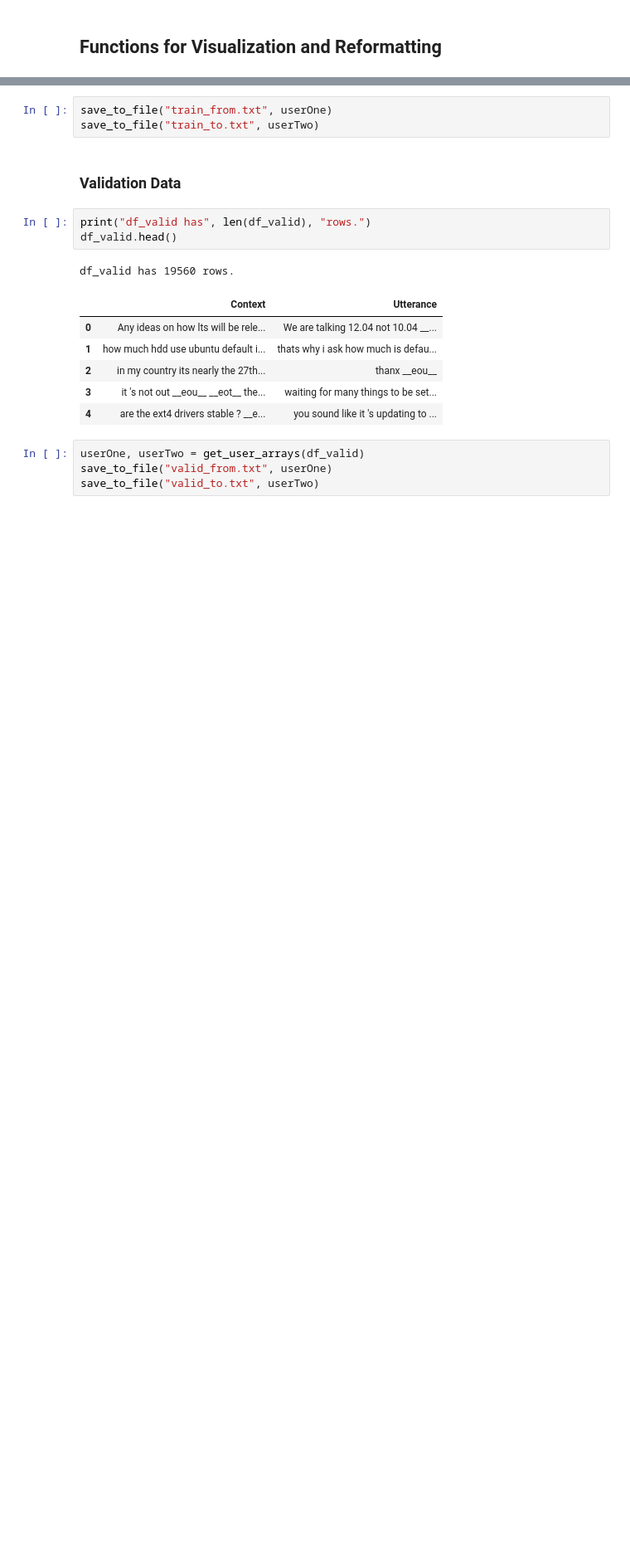
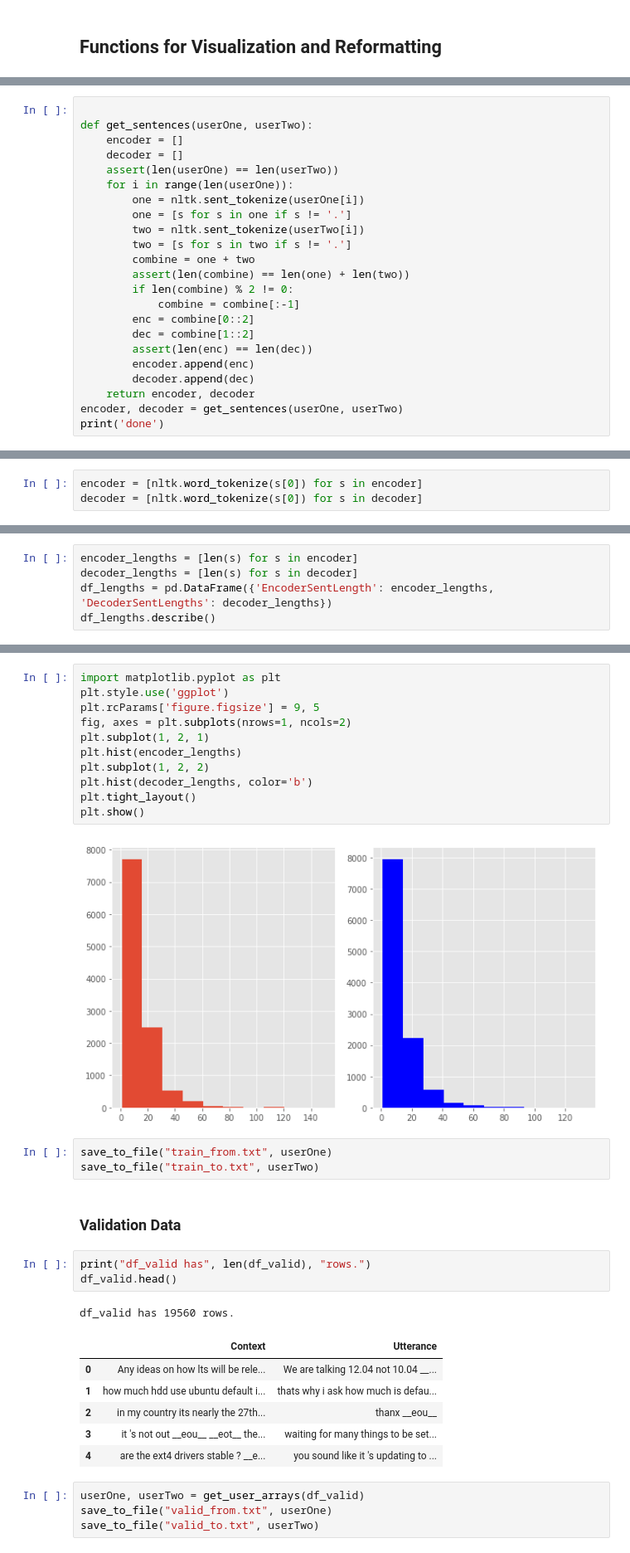
Before and after one commit to mckinziebrandon/DeepChatModels, a Jupyter notebook: notebooks/ubuntu_reformat.ipynb, the cells around one changed output, grey strips where cells are left out. Shown at 83% size. Cells and saved outputs as stored; diff of their text form; blank space fills up the shorter version.

```diff
--- a/notebooks/ubuntu_reformat.ipynb
+++ b/notebooks/ubuntu_reformat.ipynb
@@ -181,0 +194,23 @@ done
+# %%
+
+def get_sentences(userOne, userTwo):
+    encoder = []
+    decoder = []
+    assert(len(userOne) == len(userTwo))
+    for i in range(len(userOne)):
+        one = nltk.sent_tokenize(userOne[i])
+        one = [s for s in one if s != '.']
+        two = nltk.sent_tokenize(userTwo[i])
+        two = [s for s in two if s != '.']
+        combine = one + two
+        assert(len(combine) == len(one) + len(two))
+        if len(combine) % 2 != 0:
+            combine = combine[:-1]
+        enc = combine[0::2]
+        dec = combine[1::2]
+        assert(len(enc) == len(dec))
+        encoder.append(enc)
+        decoder.append(dec)
+    return encoder, decoder
+encoder, decoder = get_sentences(userOne, userTwo)
+print('done')
@@ -181,0 +219,3 @@ done
+# %%
+encoder = [nltk.word_tokenize(s[0]) for s in encoder]
+decoder = [nltk.word_tokenize(s[0]) for s in decoder]
@@ -181,0 +232,5 @@ done
+# %%
+encoder_lengths = [len(s) for s in encoder]
+decoder_lengths = [len(s) for s in decoder]
+df_lengths = pd.DataFrame({'EncoderSentLength': encoder_lengths, 'DecoderSentLengths': decoder_lengths})
+df_lengths.describe()
@@ -182,3 +247,16 @@ done
+# %%
+import matplotlib.pyplot as plt
+plt.style.use('ggplot')
+plt.rcParams['figure.figsize'] = 9, 5
+fig, axes = plt.subplots(nrows=1, ncols=2)
+plt.subplot(1, 2, 1)
+plt.hist(encoder_lengths)
+plt.subplot(1, 2, 2)
+plt.hist(decoder_lengths, color='b')
+plt.tight_layout()
+plt.show()
+# %% [output]
+[figure, added]
 # %%
 save_to_file("train_from.txt", userOne)
 save_to_file("train_to.txt", userTwo)
```
Also changed, not shown: parts of 20 cells of this notebook, 7 other files.
